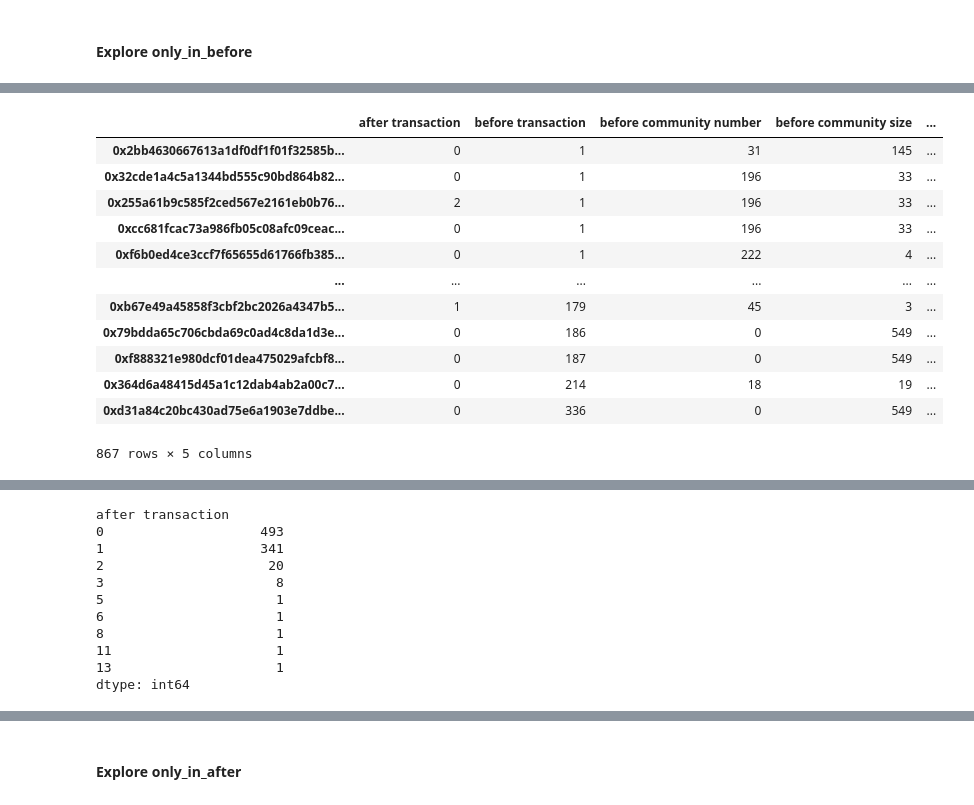
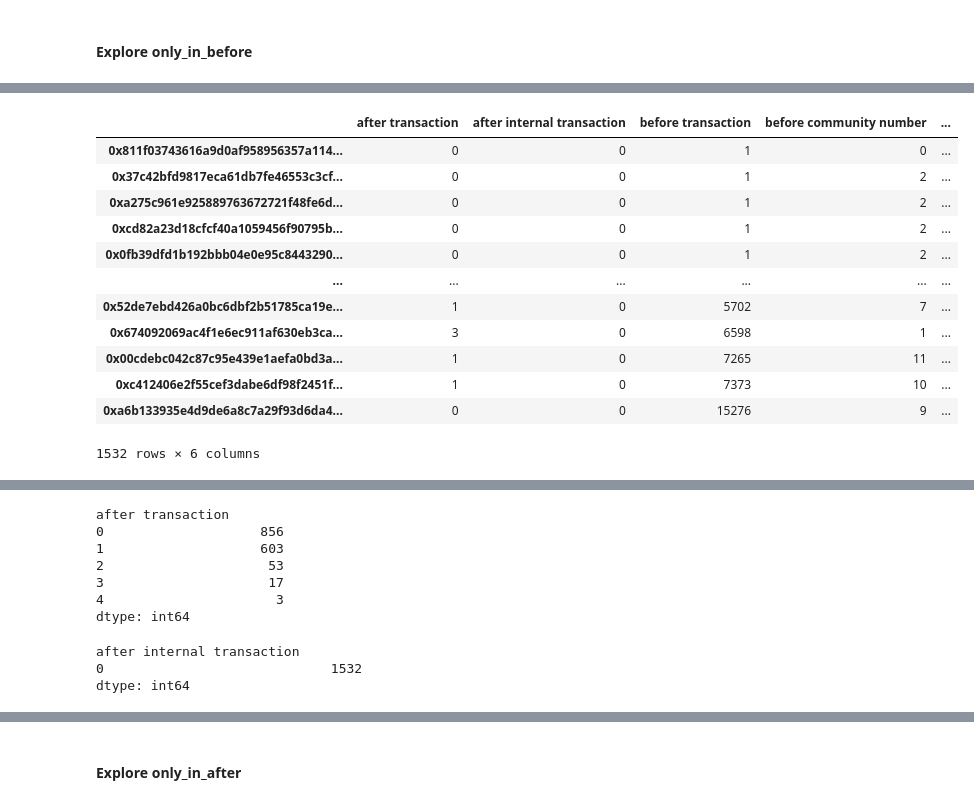
Before and after one commit to startwithf/unique-user, a Jupyter notebook: edu/model/edu_airdrop_lab.ipynb, the cells around one changed output, grey strips where cells are left out. Cells and saved outputs as stored; diff of their text form; code cells hidden in the pictures.

Commit message:
edu airdrop update

```diff
--- a/edu/model/edu_airdrop_lab.ipynb
+++ b/edu/model/edu_airdrop_lab.ipynb
@@ -901,15 +918,16 @@ Min community size: 1
 # %%
 before_row_lst = range(5)
-before_row_lst = [16]
+before_row_lst = [36]
 
-before_community_lst_visualization_1 = before_community_lst_s_1
+before_community_lst_visualization_1 = before_community_lst_lou_1
 
 for row in before_row_lst:
     print("size of community:", len(before_community_lst_visualization_1[row]))
     print(before_community_lst_visualization_1[row])
     before_commu_visual_df_1 = before_weight_df.loc[
         before_weight_df["wallet_a"].isin(before_community_lst_visualization_1[row])
-        & before_weight_df["wallet_b"].isin(before_community_lst_visualization_1[row])
+        | before_weight_df["wallet_b"].isin(before_community_lst_visualization_1[row])
+
     ]
     # before_commu_visual_df_1['if_wallet_a_in_edu'] = before_commu_visual_df_1['wallet_a'].isin(edu_airdrop_wallet)
     # before_commu_visual_df_1['if_wallet_b_in_edu'] = before_commu_visual_df_1['wallet_b'].isin(edu_airdrop_wallet)
@@ -1005,6 +1065,7 @@ before_big_commu_wallets = [
     for community in before_filtered_list_of_lists
     if len(community) > 2
     for wallet in community
+    if wallet in edu_airdrop_wallet
 ]
 # %%
 after_big_commu_wallets = [
@@ -1012,6 +1073,7 @@ after_big_commu_wallets = [
     for community in after_filtered_list_of_lists
     if len(community) > 2
     for wallet in community
+    if wallet in edu_airdrop_wallet
 ]
 # %%
 print("Before:", len(before_big_commu_wallets))
@@ -1063,15 +1125,29 @@ print(len(only_in_before))
 # find which community the only_before wallet belongs to after airdrop
 only_before_in_after = {}
 for i, wallet in enumerate(only_in_before):
-    num_trans = find_transfer_for_wallet(wallet, weight_df, "or").shape[0]
-    num_trans_before = find_transfer_for_wallet(wallet, before_weight_df, "or").shape[0]
+    after_trans_df = find_transfer_for_wallet(wallet, weight_df, "or")
+    after_num_trans = after_trans_df["edu_transfer_count"].sum()
+    after_num_trans_internal = after_trans_df[
+        (after_trans_df["if_wallet_a_in_edu"] == "True")
+        & (after_trans_df["if_wallet_b_in_edu"] == "True")
+    ]["edu_transfer_count"].sum()
+    before_num_trans = find_transfer_for_wallet(wallet, before_weight_df, "or")[
+        "before_bsc_transfer_count"
+    ].sum()
     before_community = find_commu_for_wallet(wallet, before_filtered_list_of_lists)
     only_before_in_after[wallet] = [
-        num_trans,
-        num_trans_before,
+        after_num_trans,
+        after_num_trans_internal,
+        before_num_trans,
         before_community,
         len(before_filtered_list_of_lists[before_community]),
-        len([x for x in before_filtered_list_of_lists[before_community] if x in edu_airdrop_wallet]),
+        len(
+            [
+                x
+                for x in before_filtered_list_of_lists[before_community]
+                if x in edu_airdrop_wallet
+            ]
+        ),
     ]
     # only_before_in_after[wallet] = (
     #     f"after {num_trans} tran | before {num_trans_before} trans | before in commu no. {before_community}"
@@ -1082,27 +1158,29 @@ for i, wallet in enumerate(only_in_before):
 # %%
 only_before_in_after_df = pd.DataFrame(only_before_in_after).T
 only_before_in_after_df.columns = [
     "after transaction",
+    "after internal transaction",
     "before transaction",
     "before community number",
     "before community size",
     "before community airdrop wallet count",
 ]
 display(only_before_in_after_df.sort_values(by="before transaction"))
 display(only_before_in_after_df.value_counts(['before transaction']).sort_index())
 display(only_before_in_after_df.value_counts(['after transaction']).sort_index())
+display(only_before_in_after_df.value_counts(['after internal transaction']).sort_index())
 # %% [output]
-|  | after transaction | before transaction | before community number | before community size | ... |
-| 0x2bb4630667613a1df0df1f01f32585b... | 0 | 1 | 31 | 145 | ... |
-| 0x32cde1a4c5a1344bd555c90bd864b82... | 0 | 1 | 196 | 33 | ... |
-| 0x255a61b9c585f2ced567e2161eb0b76... | 2 | 1 | 196 | 33 | ... |
-| 0xcc681fcac73a986fb05c08afc09ceac... | 0 | 1 | 196 | 33 | ... |
-| 0xf6b0ed4ce3ccf7f65655d61766fb385... | 0 | 1 | 222 | 4 | ... |
+|  | after transaction | after internal transaction | before transaction | before community number | ... |
+| 0x811f03743616a9d0af958956357a114... | 0 | 0 | 1 | 0 | ... |
+| 0x37c42bfd9817eca61db7fe46553c3cf... | 0 | 0 | 1 | 2 | ... |
+| 0xa275c961e925889763672721f48fe6d... | 0 | 0 | 1 | 2 | ... |
+| 0xcd82a23d18cfcf40a1059456f90795b... | 0 | 0 | 1 | 2 | ... |
+| 0x0fb39dfd1b192bbb04e0e95c8443290... | 0 | 0 | 1 | 2 | ... |
 | ... | ... | ... | ... | ... | ... |
-| 0xb67e49a45858f3cbf2bc2026a4347b5... | 1 | 179 | 45 | 3 | ... |
-| 0x79bdda65c706cbda69c0ad4c8da1d3e... | 0 | 186 | 0 | 549 | ... |
-| 0xf888321e980dcf01dea475029afcbf8... | 0 | 187 | 0 | 549 | ... |
-| 0x364d6a48415d45a1c12dab4ab2a00c7... | 0 | 214 | 18 | 19 | ... |
-| 0xd31a84c20bc430ad75e6a1903e7ddbe... | 0 | 336 | 0 | 549 | ... |
+| 0x52de7ebd426a0bc6dbf2b51785ca19e... | 1 | 0 | 5702 | 7 | ... |
+| 0x674092069ac4f1e6ec911af630eb3ca... | 3 | 0 | 6598 | 1 | ... |
+| 0x00cdebc042c87c95e439e1aefa0bd3a... | 1 | 0 | 7265 | 11 | ... |
+| 0xc412406e2f55cef3dabe6df98f2451f... | 1 | 0 | 7373 | 10 | ... |
+| 0xa6b133935e4d9de6a8c7a29f93d6da4... | 0 | 0 | 15276 | 9 | ... |
-867 rows × 5 columns
+1532 rows × 6 columns
 before transaction
@@ -1121,14 +1199,13 @@ Length: 113, dtype: int64
 after transaction
-0                    493
-1                    341
-2                     20
-3                      8
-5                      1
-6                      1
-8                      1
-11                     1
-13                     1
+0                    856
+1                    603
+2                     53
+3                     17
+4                      3
 dtype: int64
+after internal transaction
+0                             1532
+dtype: int64
 # %%
 for i in range(1):
     current_only_before_in_after = list(only_before_in_after.items())[i]
```
Also changed, not shown: parts of 55 cells of this notebook.
